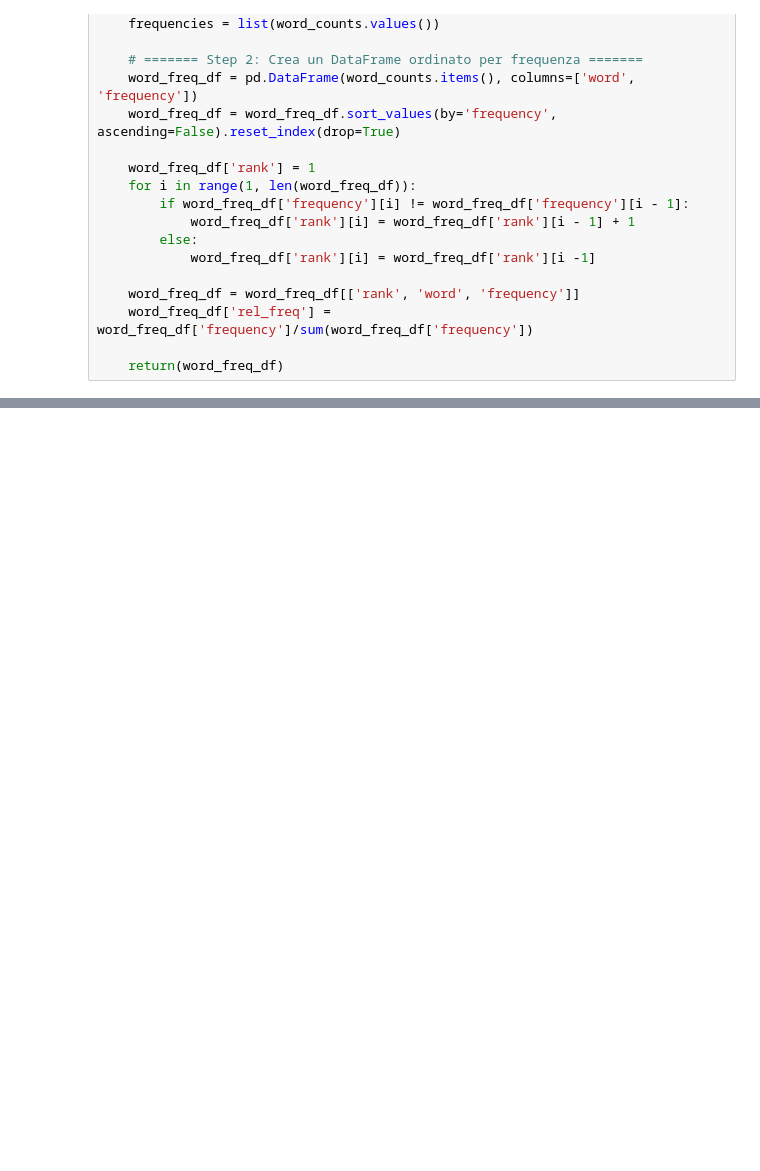
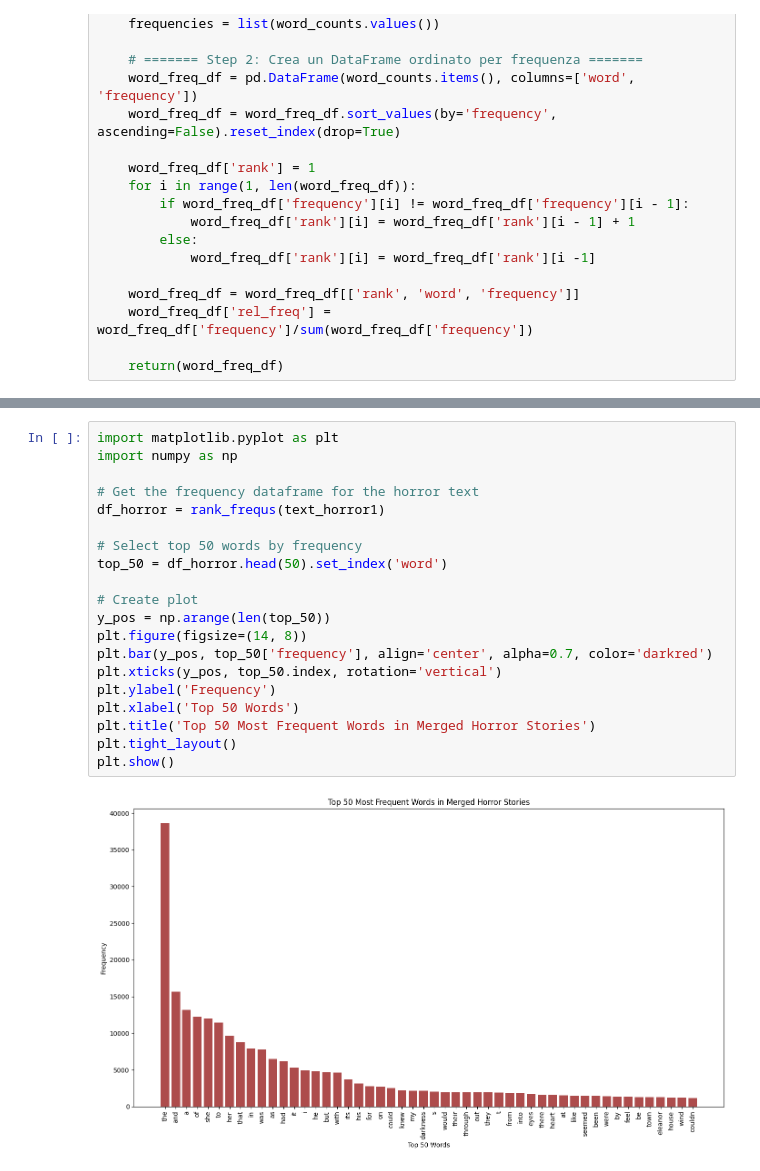
Before and after one commit to elisa-negrini/CDS, a Jupyter notebook: cds project.ipynb, the cells around one changed output, grey strips where cells are left out. Drawn from its saved outputs; the diff is of its cells as text; blank space fills up the shorter version.

```diff
--- a/cds project.ipynb
+++ b/cds project.ipynb
@@ -182,0 +116,22 @@ p-value: 0.7990066744078335
+# %%
+import matplotlib.pyplot as plt
+import numpy as np
+
+# Get the frequency dataframe for the horror text
+df_horror = rank_frequs(text_horror1)
+
+# Select top 50 words by frequency
+top_50 = df_horror.head(50).set_index('word')
+
+# Create plot
+y_pos = np.arange(len(top_50))
+plt.figure(figsize=(14, 8))
+plt.bar(y_pos, top_50['frequency'], align='center', alpha=0.7, color='darkred')
+plt.xticks(y_pos, top_50.index, rotation='vertical')
+plt.ylabel('Frequency')
+plt.xlabel('Top 50 Words')
+plt.title('Top 50 Most Frequent Words in Merged Horror Stories')
+plt.tight_layout()
+plt.show()
+# %% [output]
+[figure, added]
```
Also changed, not shown: parts of 14 cells of this notebook, 2 other files.
